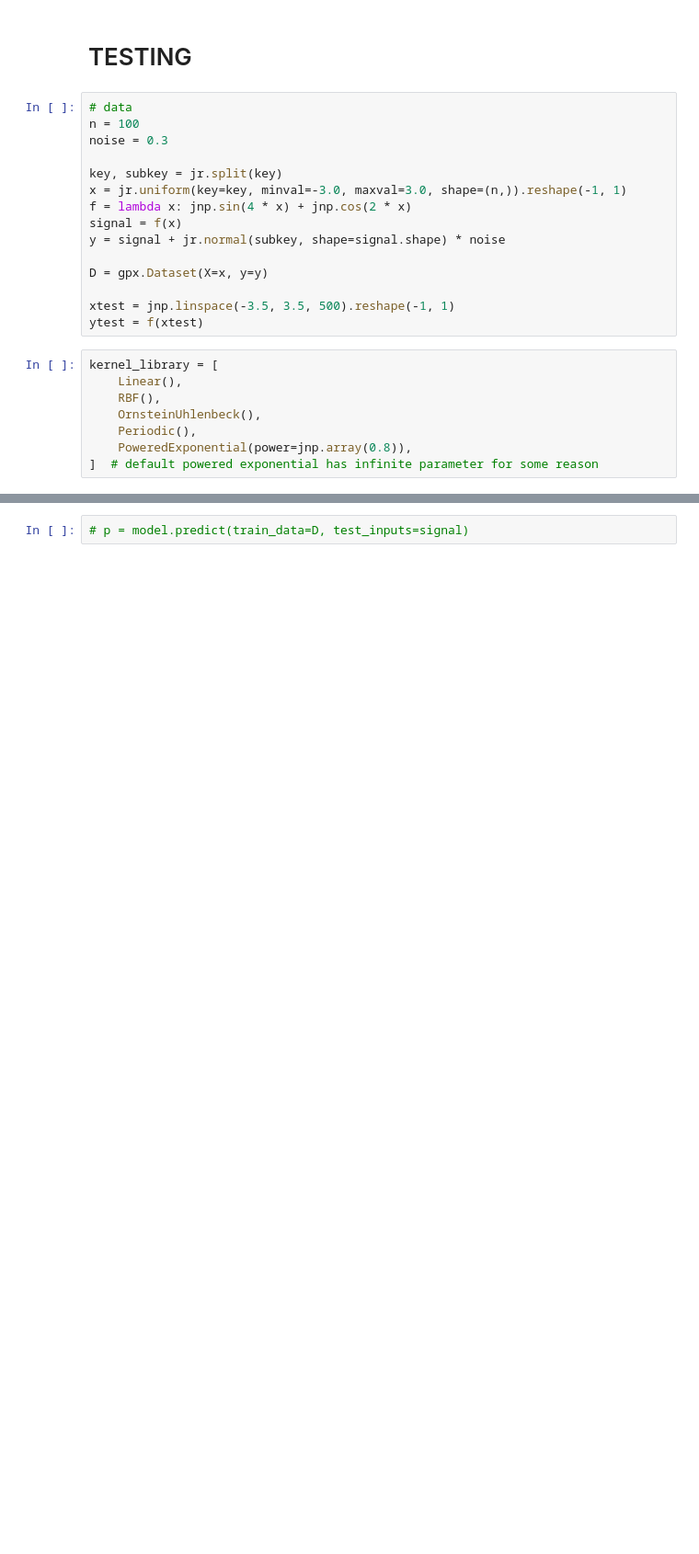
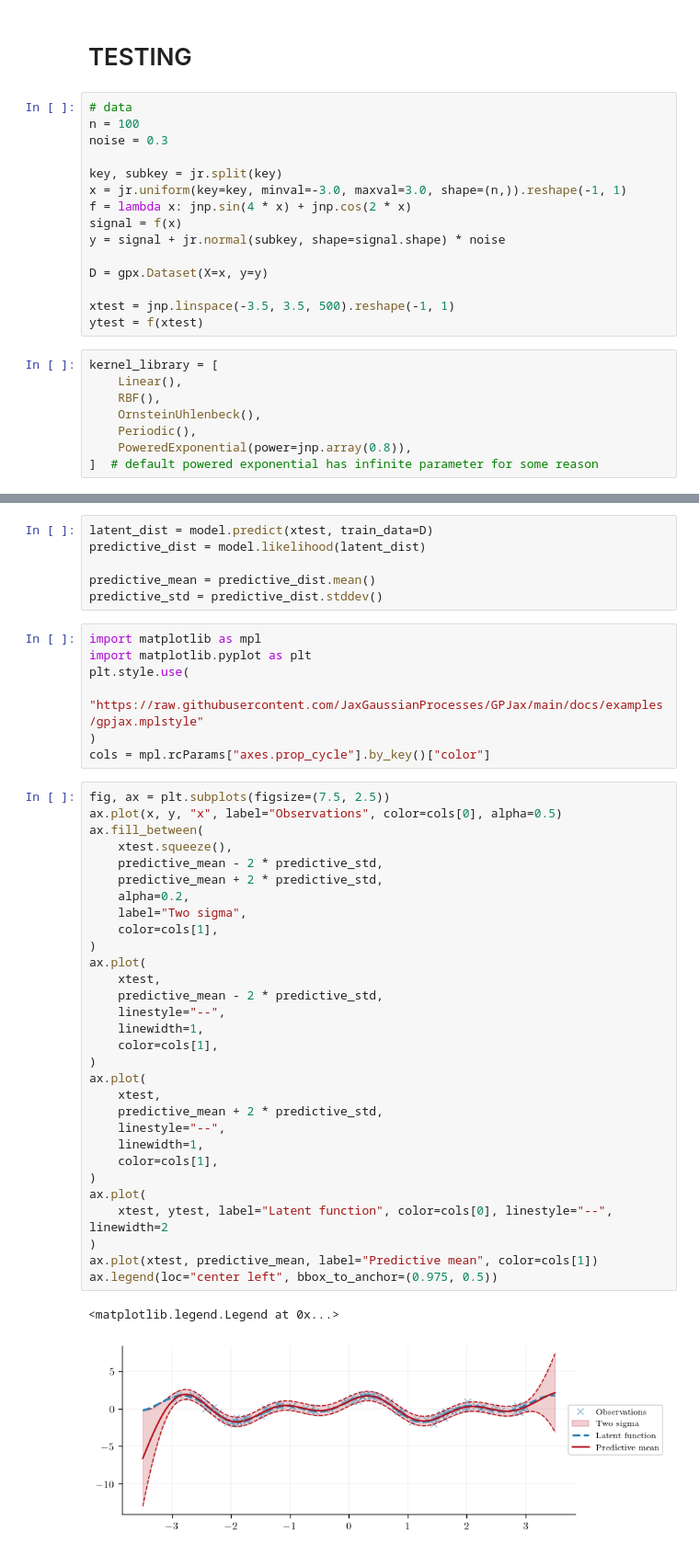
Before and after one commit to ChrisBoettner/gaussian-process, a Jupyter notebook: kernelsearch.ipynb, the cells around one changed output, grey strips where cells are left out. Shown at 92% size. Drawn from its saved outputs; the diff is of its cells as text; blank space fills up the shorter version.

Commit message:
works, i think, make on to the data

```diff
--- a/kernelsearch.ipynb
+++ b/kernelsearch.ipynb
@@ -403,2 +378,46 @@ The error occurred while tracing the function step at /home/chris/mambaforge/env
-# %%
-# p = model.predict(train_data=D, test_inputs=signal)
+# %%
+latent_dist = model.predict(xtest, train_data=D)
+predictive_dist = model.likelihood(latent_dist)
+
+predictive_mean = predictive_dist.mean()
+predictive_std = predictive_dist.stddev()
+# %%
+import matplotlib as mpl
+import matplotlib.pyplot as plt
+plt.style.use(
+    "https://raw.githubusercontent.com/JaxGaussianProcesses/GPJax/main/docs/examples/gpjax.mplstyle"
+)
+cols = mpl.rcParams["axes.prop_cycle"].by_key()["color"]
+# %%
+fig, ax = plt.subplots(figsize=(7.5, 2.5))
+ax.plot(x, y, "x", label="Observations", color=cols[0], alpha=0.5)
+ax.fill_between(
+    xtest.squeeze(),
+    predictive_mean - 2 * predictive_std,
+    predictive_mean + 2 * predictive_std,
+    alpha=0.2,
+    label="Two sigma",
+    color=cols[1],
+)
+ax.plot(
+    xtest,
+    predictive_mean - 2 * predictive_std,
+    linestyle="--",
+    linewidth=1,
+    color=cols[1],
+)
+ax.plot(
+    xtest,
+    predictive_mean + 2 * predictive_std,
+    linestyle="--",
+    linewidth=1,
+    color=cols[1],
+)
+ax.plot(
+    xtest, ytest, label="Latent function", color=cols[0], linestyle="--", linewidth=2
+)
+ax.plot(xtest, predictive_mean, label="Predictive mean", color=cols[1])
+ax.legend(loc="center left", bbox_to_anchor=(0.975, 0.5))
+# %% [output]
+<matplotlib.legend.Legend at 0x...>
+[figure, added]
```
Also changed, not shown: parts of 4 cells of this notebook.
